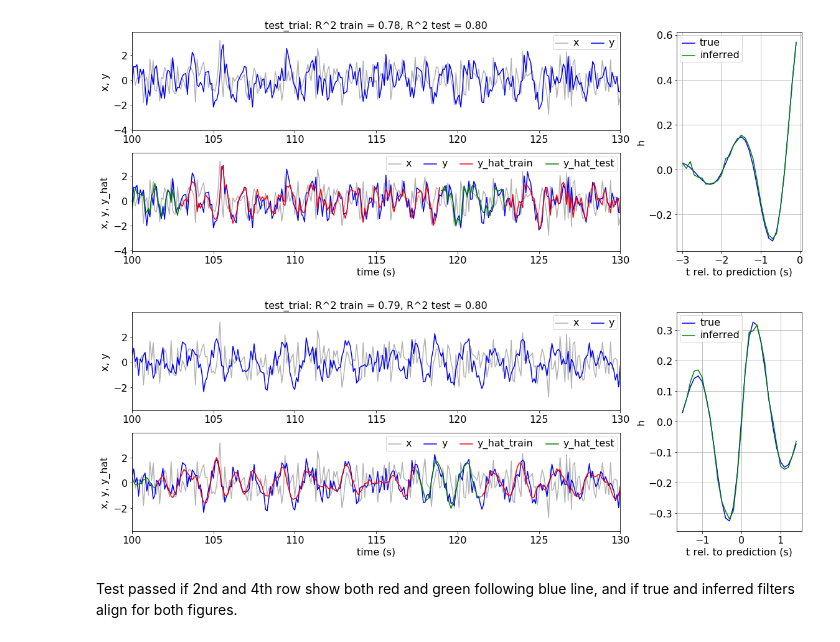
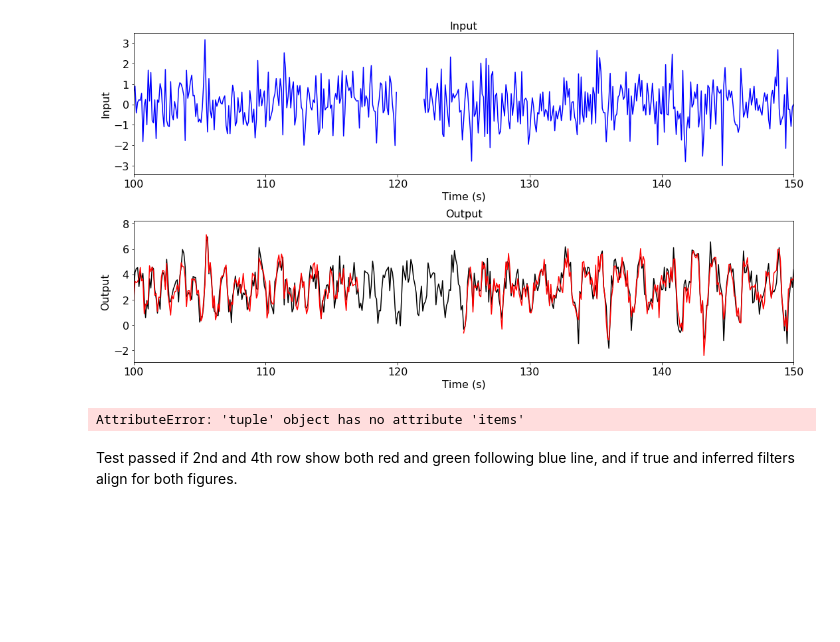
Before and after one commit to rkp8000/mushroom_mushroom, a Jupyter notebook: test_lin_fit.ipynb, the cells around one changed output. Cells and saved outputs as stored; diff of their text form; code cells hidden in the pictures; blank space fills up the shorter version.

Commit message:
Clean up and add test.

```diff
--- a/test_lin_fit.ipynb
+++ b/test_lin_fit.ipynb
@@ -7,11 +7,71 @@ import numpy as np
 from sklearn.linear_model import LinearRegression
 
 from aux import Generic
-from lin_fit import fit_h_train_test
-from plot import set_font_size
+from lin_fit import fit_h, fit_h_train_test
+from disp import set_font_size
 
-import CONFIG as C
+DT = 0.1
+# %%
+def test_fit_h():
+
+    np.random.seed(0)
+
+    # filter
+    wdw = (-3, 0)
+    t_h = np.arange(*wdw, DT)
+    h = np.exp(t_h/1) * np.cos(4 * t_h)
+
+    # mock data
+    t = np.arange(0, 300, DT)
+    x = np.random.normal(0, 1, t.shape)
+
+    # convolve x with filter h
+    y = np.convolve(x, np.concatenate([h, np.zeros(h.shape)])[::-1], mode='same') \
+        + np.random.normal(0, .5, t.shape) + 3
+
+    # throw in some nans
+    x[int(120/DT):int(122/DT)] = np.nan
+
+    # set up params for filter-fitting function
+    xs = {'x': x}
+    wdws_d = {'x': (int(round(wdw[0]/DT)), int(round(wdw[1]/DT)))}
+
+    order = ['x']
+    method = 'built-in'
+    params = {'model': LinearRegression}
+
+    # fit filters
+    hs, icpt = fit_h(xs, y, wdws_d, order, method, params)
+
+    h_hat = hs['x']
+
+    # make predictions
+    y_hat = np.convolve(x, np.concatenate([h_hat, np.zeros(h_hat.shape)])[::-1], mode='same') \
+        + np.random.normal(0, .5, t.shape) + icpt
+
+    fig, axs = plt.subplots(2, 1, figsize=(15, 8), tight_layout=True)
+
+    axs[0].plot(t, x, color='b')
+    axs[0].set_xlabel('Time (s)')
+    axs[0].set_ylabel('Input')
+    axs[0].set_title('Input')
+
+    axs[1].plot(t, y, color='k')
+    axs[1].plot(t, y_hat, color='r')
+    axs[1].set_xlabel('Time (s)')
+    axs[1].set_ylabel('Output')
+    axs[1].set_title('Output')
+
+    for ax in axs:
+        ax.set_xlim(100, 150)
+        set_font_size(ax, 16)
+
+test_fit_h()
+# %% [output]
+[figure, added]
 # %%
+raise Exception
+
 def test_fit_filter(t_lim, method, params, C):
 
     for test_ctr in range(2):
@@ -97,7 +157,6 @@ def test_fit_filter(t_lim, method, params, C):
 
 test_fit_filter([100, 130], 'built-in', {'model': LinearRegression}, C)
 # %% [output]
-[figure, removed]
-[figure, removed]
+AttributeError: 'tuple' object has no attribute 'items'
 # %% [markdown]
 Test passed if 2nd and 4th row show both red and green following blue line, and if true and inferred filters align for both figures.
```
Also changed, not shown: 1 other file.
